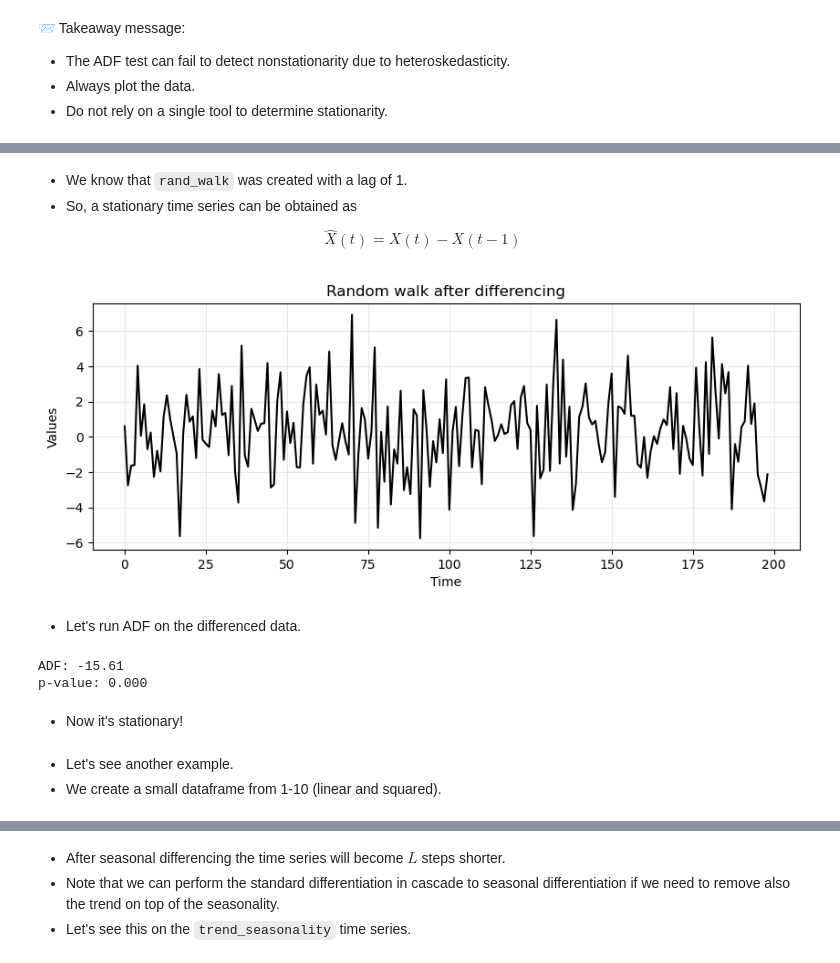
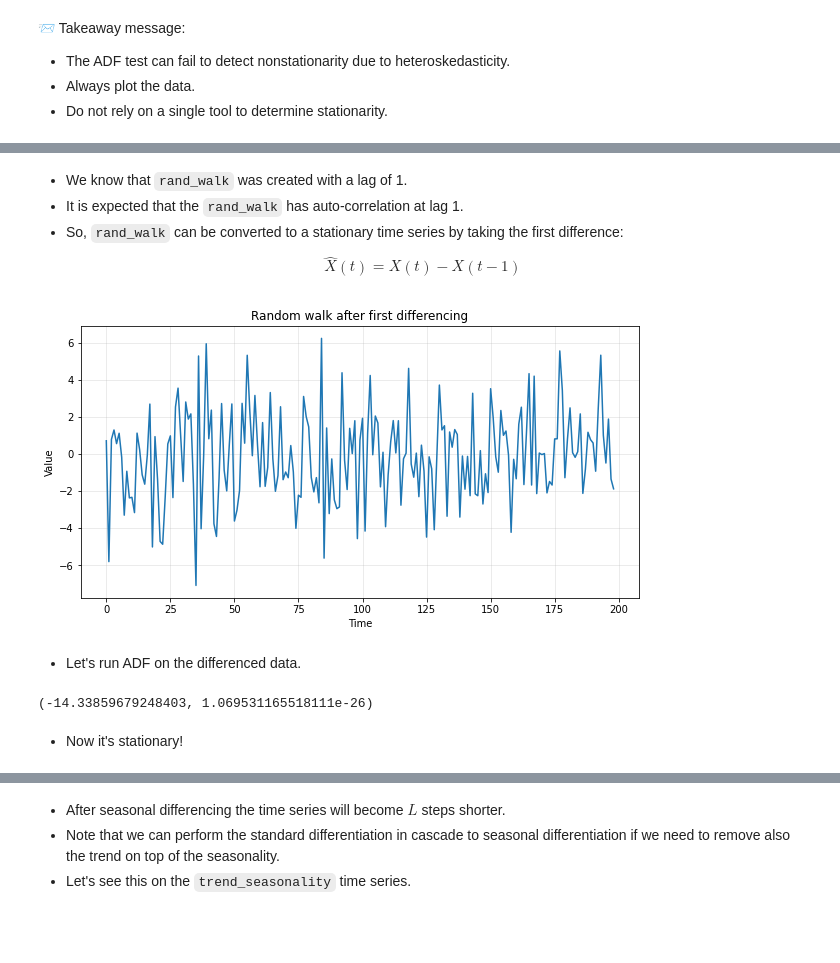
Before and after one commit to nsydn/ise043_tsaf, a Jupyter notebook: ise043_tsaf_2425f_2_stationarity.ipynb, the cells around one changed output, grey strips where cells are left out. Cells and saved outputs as stored; diff of their text form; code cells hidden in the pictures; blank space fills up the shorter version.

```diff
--- a/ise043_tsaf_2425f_2_stationarity.ipynb
+++ b/ise043_tsaf_2425f_2_stationarity.ipynb
@@ -498,5 +488,5 @@ testval_after, pvalue_after
 - In this way, the variance becomes more uniform.
 - Let's plot again the heteroskedastic times series to remember how it looks.
 # %%
-run_sequence_plot(time, heteroscedasticity, title="Heteroskedastic time series");
+ts_plot(time, heteros, title="Heteroskedastic time series");
 # %% [output]
@@ -533,3 +521,3 @@ log_new_hetero = np.log(new_hetero)
 # %%
-run_sequence_plot(time, log_new_hetero, title="Log heteroskedastic time series");
+ts_plot(time, log_heteros_shifted, title="Log heteroskedastic time series");
 # %% [output]
@@ -552,25 +558,22 @@ run_sequence_plot(time, log_new_hetero, title="Log heteroskedastic time series")
 # %% [markdown]
 - We know that `rand_walk` was created with a lag of 1.
-- So, a stationary time series can be obtained as
+- It is expected that the `rand_walk` has auto-correlation at lag 1.
+- So, `rand_walk` can be converted to a stationary time series by taking the first difference:
 
 $$\hat{X}(t) = X(t) - X(t-1)$$
 # %%
-difference = rand_walk[:-1] - rand_walk[1:]
+difference = np.diff(rand_walk)
+# difference = rand_walk[1:] - rand_walk[:-1]
 # %%
-run_sequence_plot(time[:-1], difference, title="Random walk after differencing");
+ts_plot(time[:-1], difference, title="Random walk after first differencing");
 # %% [output]
-[figure, old version]
+[figure, new version]
 # %% [markdown]
 - Let's run ADF on the differenced data.
 # %%
-adf_after, pvalue_after, _, _, _, _ = adfuller(difference)
-print(f"ADF: {adf_after:.2f}")
-print(f"p-value: {pvalue_after:.3f}")
+testval_after, pvalue_after, _, _, _, _ = adfuller(difference)
+testval_after, pvalue_after
 # %% [output]
-ADF: -15.61
-p-value: 0.000
+(-14.33859679248403, 1.069531165518111e-26)
 # %% [markdown]
 - Now it's stationary!
-# %% [markdown]
-- Let's see another example.
-- We create a small dataframe from 1-10 (linear and squared).
```
Also changed, not shown: parts of 37 cells of this notebook.
